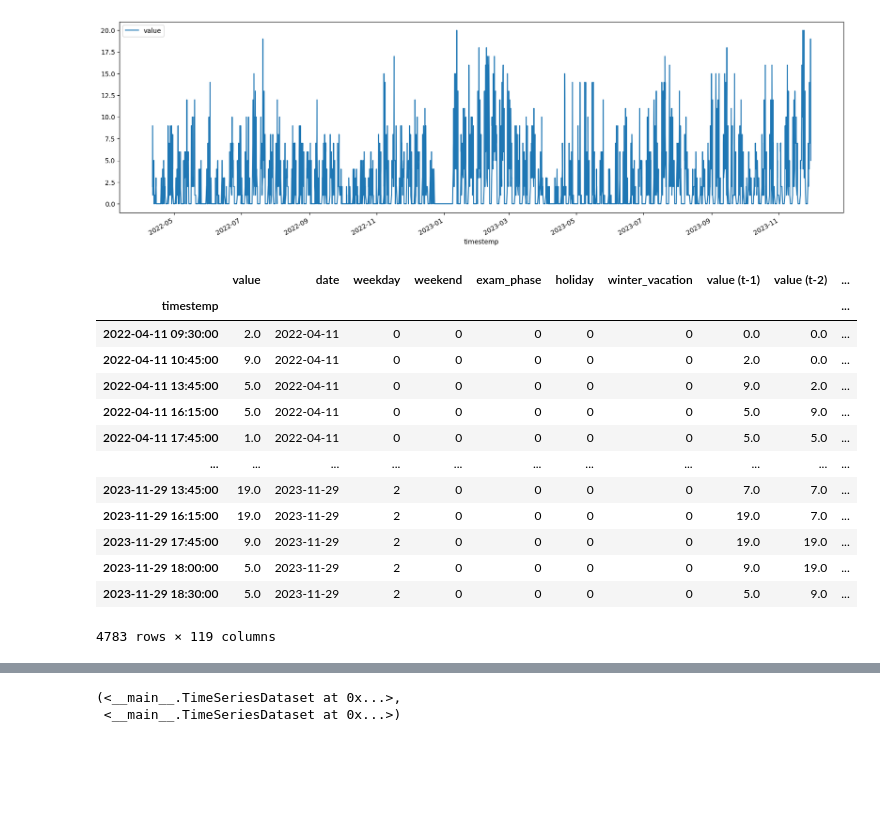
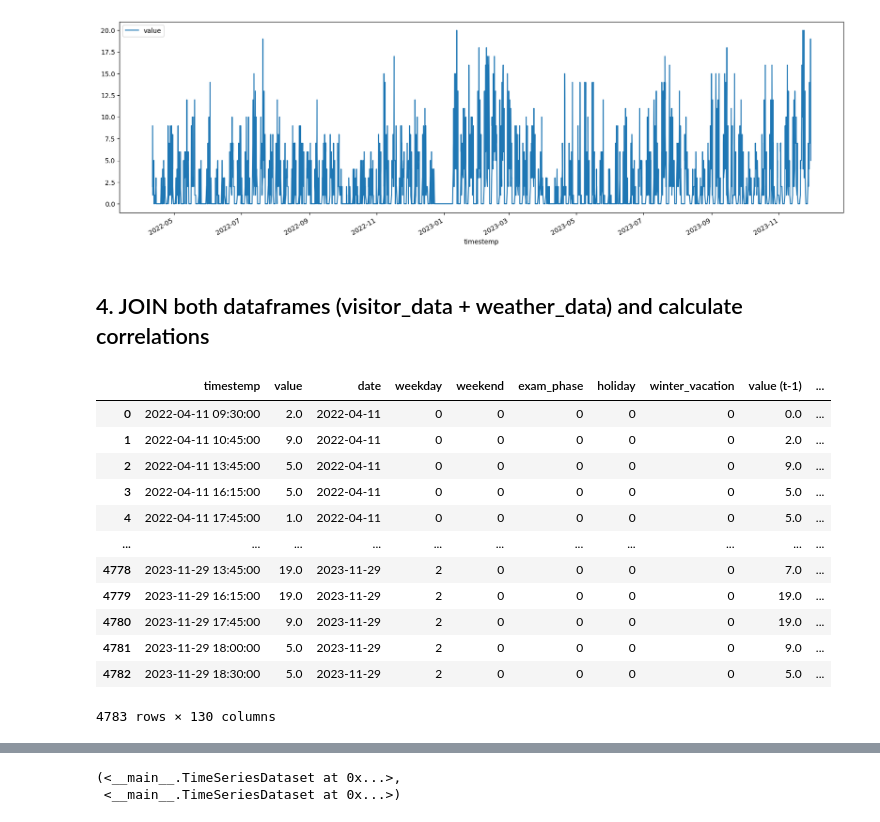
Before and after one commit to PatrykGadziomski/Visitor-prediction, a Jupyter notebook: Project.ipynb, the cells around one changed output, grey strips where cells are left out. Saved outputs shown, nothing was run; the diff lists cells and outputs as text; code cells hidden in the pictures; blank space fills up the shorter version.

```diff
--- a/Project.ipynb
+++ b/Project.ipynb
@@ -279,33 +285,34 @@ visitor_data.plot(x="timestemp", y="value", figsize=(20, 6))
 # %% [output]
 <Axes: xlabel='timestemp'>
 [figure]
+# %% [markdown]
+## 4. JOIN both dataframes (visitor_data + weather_data) and calculate correlations
 # %%
-# # merge data frames
-# visitor_data = visitor_data.merge(
-#     weather_data,
-#     left_on="date",
-#     right_on="time"
-# )
+# merge data frames
+visitor_data = visitor_data.merge(
+    weather_data,
+    left_on="date",
+    right_on="time"
+)
 
-# visitor_data
+visitor_data
+# %% [output]
+|  | timestemp | value | date | weekday | weekend | exam_phase | holiday | winter_vacation | value (t-1) | ... |
+| 0 | 2022-04-11 09:30:00 | 2.0 | 2022-04-11 | 0 | 0 | 0 | 0 | 0 | 0.0 | ... |
+| 1 | 2022-04-11 10:45:00 | 9.0 | 2022-04-11 | 0 | 0 | 0 | 0 | 0 | 2.0 | ... |
+| 2 | 2022-04-11 13:45:00 | 5.0 | 2022-04-11 | 0 | 0 | 0 | 0 | 0 | 9.0 | ... |
+| 3 | 2022-04-11 16:15:00 | 5.0 | 2022-04-11 | 0 | 0 | 0 | 0 | 0 | 5.0 | ... |
+| 4 | 2022-04-11 17:45:00 | 1.0 | 2022-04-11 | 0 | 0 | 0 | 0 | 0 | 5.0 | ... |
+| ... | ... | ... | ... | ... | ... | ... | ... | ... | ... | ... |
+| 4778 | 2023-11-29 13:45:00 | 19.0 | 2023-11-29 | 2 | 0 | 0 | 0 | 0 | 7.0 | ... |
+| 4779 | 2023-11-29 16:15:00 | 19.0 | 2023-11-29 | 2 | 0 | 0 | 0 | 0 | 19.0 | ... |
+| 4780 | 2023-11-29 17:45:00 | 9.0 | 2023-11-29 | 2 | 0 | 0 | 0 | 0 | 19.0 | ... |
+| 4781 | 2023-11-29 18:00:00 | 5.0 | 2023-11-29 | 2 | 0 | 0 | 0 | 0 | 9.0 | ... |
+| 4782 | 2023-11-29 18:30:00 | 5.0 | 2023-11-29 | 2 | 0 | 0 | 0 | 0 | 5.0 | ... |
+4783 rows × 130 columns
 # %%
 visitor_data.set_index('timestemp', inplace=True)
-visitor_data
+# visitor_data
-# %% [output]
-|  | value | date | weekday | weekend | exam_phase | holiday | winter_vacation | value (t-1) | value (t-2) | ... |
-| timestemp |  |  |  |  |  |  |  |  |  | ... |
-| 2022-04-11 09:30:00 | 2.0 | 2022-04-11 | 0 | 0 | 0 | 0 | 0 | 0.0 | 0.0 | ... |
-| 2022-04-11 10:45:00 | 9.0 | 2022-04-11 | 0 | 0 | 0 | 0 | 0 | 2.0 | 0.0 | ... |
-| 2022-04-11 13:45:00 | 5.0 | 2022-04-11 | 0 | 0 | 0 | 0 | 0 | 9.0 | 2.0 | ... |
-| 2022-04-11 16:15:00 | 5.0 | 2022-04-11 | 0 | 0 | 0 | 0 | 0 | 5.0 | 9.0 | ... |
-| 2022-04-11 17:45:00 | 1.0 | 2022-04-11 | 0 | 0 | 0 | 0 | 0 | 5.0 | 5.0 | ... |
-| ... | ... | ... | ... | ... | ... | ... | ... | ... | ... | ... |
-| 2023-11-29 13:45:00 | 19.0 | 2023-11-29 | 2 | 0 | 0 | 0 | 0 | 7.0 | 7.0 | ... |
-| 2023-11-29 16:15:00 | 19.0 | 2023-11-29 | 2 | 0 | 0 | 0 | 0 | 19.0 | 7.0 | ... |
-| 2023-11-29 17:45:00 | 9.0 | 2023-11-29 | 2 | 0 | 0 | 0 | 0 | 19.0 | 19.0 | ... |
-| 2023-11-29 18:00:00 | 5.0 | 2023-11-29 | 2 | 0 | 0 | 0 | 0 | 9.0 | 19.0 | ... |
-| 2023-11-29 18:30:00 | 5.0 | 2023-11-29 | 2 | 0 | 0 | 0 | 0 | 5.0 | 9.0 | ... |
-4783 rows × 119 columns
 # %%
 #calculate correlations between all features of your data frame (see Exploration lab)
 data_corr = visitor_data.corr()
```
Also changed, not shown: parts of 46 cells of this notebook.
